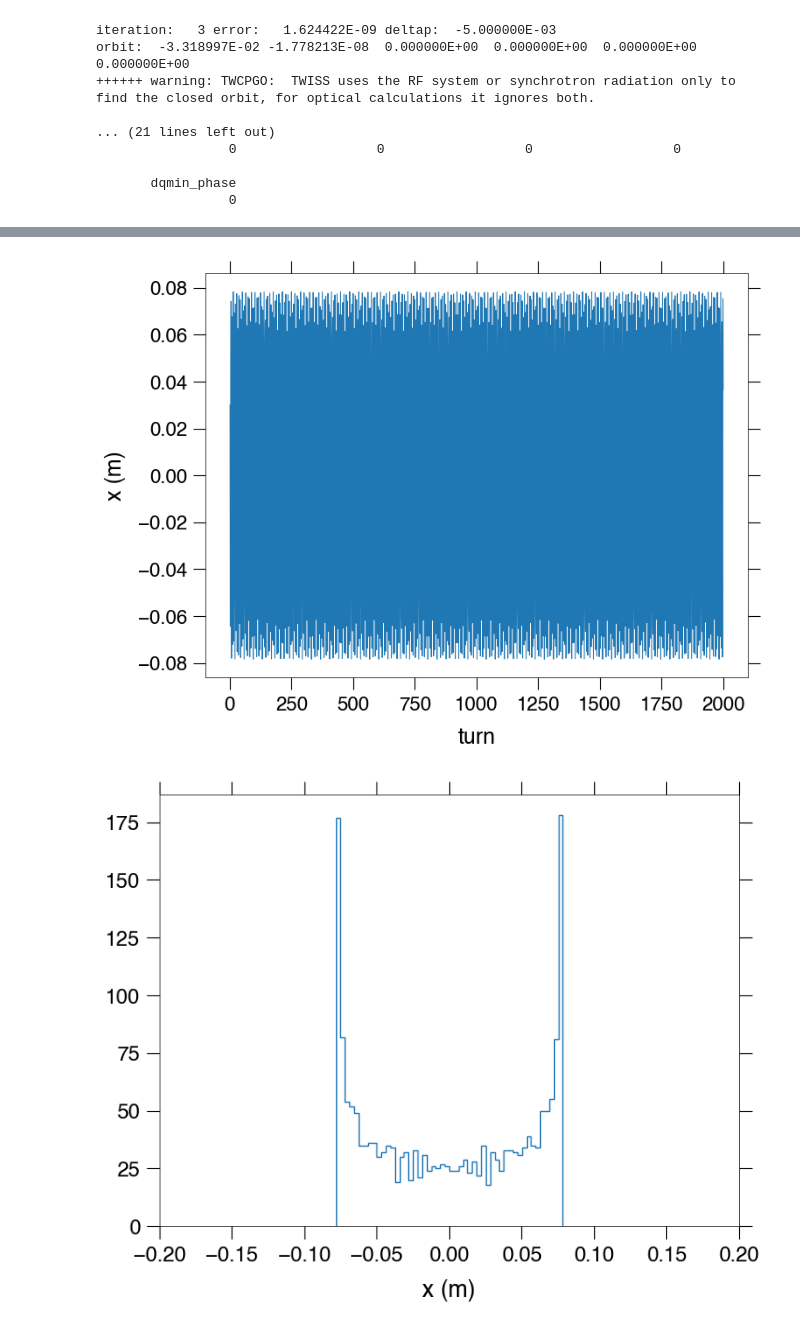
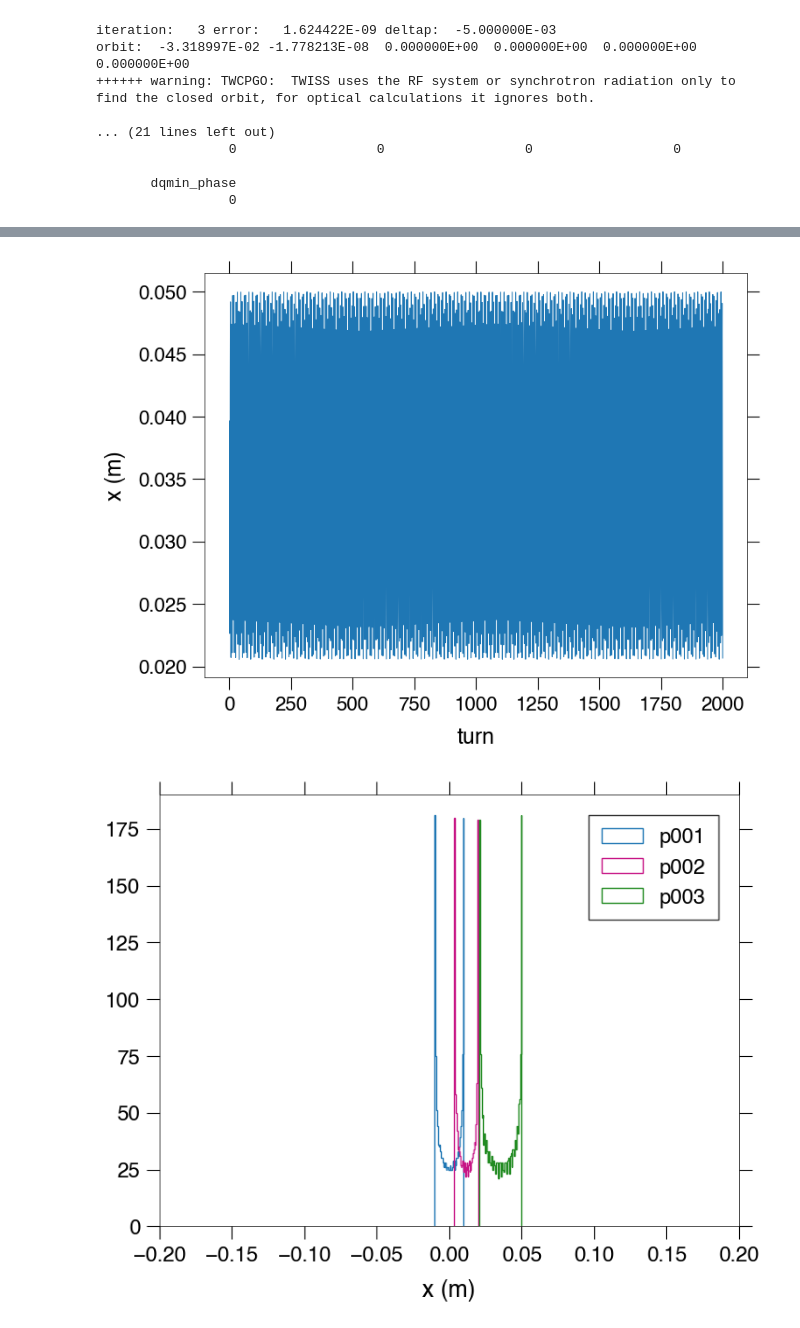
Before and after one commit to gwgwhc/r3_madx, a Jupyter notebook: mad_workbook_ptc.ipynb, the cells around one changed output, grey strips where cells are left out. Drawn from its saved outputs; the diff is of its cells as text; code cells hidden in the pictures.

```diff
--- a/mad_workbook_ptc.ipynb
+++ b/mad_workbook_ptc.ipynb
@@ -223,28 +191,43 @@ True
 # %%
 # import data from bpm in the centre of the schottky straight section
 p001 = np.transpose(np.genfromtxt('data/r3_track_ipynb.obs0002.p0001.out', skip_header=8))
+p002 = np.transpose(np.genfromtxt('data/r3_track_ipynb.obs0002.p0002.out', skip_header=8))
+p003 = np.transpose(np.genfromtxt('data/r3_track_ipynb.obs0002.p0003.out', skip_header=8))
 # %%
 # x vs turns for bpm in the centre of the schottky straight section
 fig, ax = plt.subplots(1, 1, figsize=(8, 6))
-ax.plot(p001[1], p001[2])
-# ax.plot(p002[1], p002[2])
+ax.plot(p003[1], p003[2])
 
 ax.set_xlabel('turn')
 ax.set_ylabel('x (m)')
 plt.show()
 # %% [output]
-[figure, old version]
+[figure, new version]
 # %%
 # x axis distribution at the position schottky bpm
 fig, ax = plt.subplots(1, 1, figsize=(8, 6))
 ax.hist(p001[2],
         bins=50,
         histtype='step',
+        label='p001'
+        )
+ax.hist(p002[2],
+        bins=50,
+        histtype='step',
+        label='p002',
+        color='mediumvioletred'
+        )
+ax.hist(p003[2],
+        bins=50,
+        histtype='step',
+        label='p003',
+        color='forestgreen'
         )
 
 ax.set_xlabel('x (m)')
 ax.set_xlim([-0.2,0.2])
+ax.legend()
 
-plt.show()
+plt.savefig(f'plots/x_dispersion.pdf', bbox_inches='tight')
 # %% [output]
-[figure, old version]
+[figure, new version]
```
Also changed, not shown: parts of 12 cells of this notebook, 6 other files.
